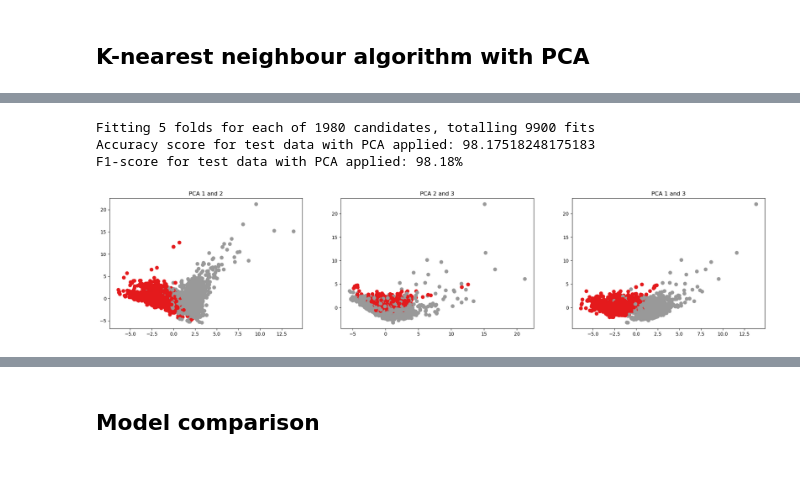
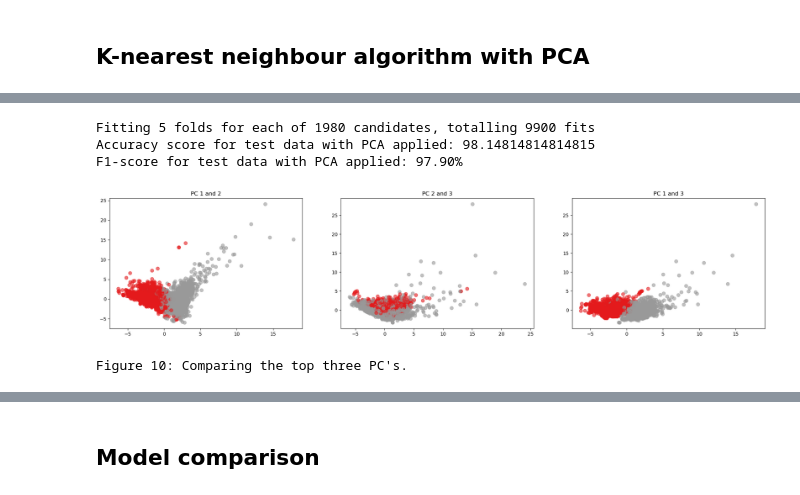
Before and after one commit to Fryke/MRIclassifier, a Jupyter notebook: DSC vs KNN.ipynb, the cells around one changed output, grey strips where cells are left out. Drawn from its saved outputs; the diff is of its cells as text; code cells hidden in the pictures.

```diff
--- a/DSC vs KNN.ipynb
+++ b/DSC vs KNN.ipynb
@@ -466,36 +479,37 @@ Variance score: 0.9999284865118994
 # %%
-from sklearn.decomposition import PCA
-from sklearn.pipeline import make_pipeline
-from sklearn.preprocessing import StandardScaler
-
 pca = make_pipeline(StandardScaler(), PCA(n_components=3))
 
 pca.fit(X_train, y_train)
 grid_search_knn.fit(pca.transform(X_train), y_train)
 
-accuracy_test_score_knn_pca = grid_search_knn.score(pca.transform(X_test), y_test) *100
+y_test_pred_pca = grid_search_knn.predict(pca.transform(X_test))
+
+accuracy_test_score_knn_pca = accuracy_score(y_test, y_test_pred_pca) * 100
 print(f'Accuracy score for test data with PCA applied: {accuracy_test_score_knn_pca}')
 
-y_test_pred_pca = grid_search_knn.predict(pca.transform(X_test))
 f1_test_score_knn_pca_1 = f1_score(y_test, y_test_pred_pca) * 100
 print("F1-score for test data with PCA applied: {:.2f}%".format(f1_test_score_knn_pca_1) )
 
 X_embedded = pca.transform(X)
-
-f, axarr = plt.subplots(1, 3)
-f.set_figheight(5)
-f.set_figwidth(25)
-axarr[0].scatter(X_embedded[:, 0], X_embedded[:, 1], c=y, s=50, cmap="Set1")
-axarr[0].set_title("PCA 1 and 2")
-axarr[1].scatter(X_embedded[:, 1], X_embedded[:, 2], c=y, s=50, cmap="Set1")
-axarr[1].set_title("PCA 2 and 3")
-axarr[2].scatter(X_embedded[:, 0], X_embedded[:, 2], c=y, s=50, cmap="Set1")
-axarr[2].set_title("PCA 1 and 3")
-plt.show()
 # %% [output]
 Fitting 5 folds for each of 1980 candidates, totalling 9900 fits
-Accuracy score for test data with PCA applied: 98.17518248175183
-F1-score for test data with PCA applied: 98.18%
+Accuracy score for test data with PCA applied: 98.14814814814815
+F1-score for test data with PCA applied: 97.90%
-[figure, removed]
+# %%
+f, axarr = plt.subplots(1, 3)
+f.set_figheight(5)
+f.set_figwidth(25)
+axarr[0].scatter(X_embedded[:, 0], X_embedded[:, 1], c=y, s=50, cmap="Set1", alpha=0.6)
+axarr[0].set_title("PC 1 and 2")
+axarr[1].scatter(X_embedded[:, 1], X_embedded[:, 2], c=y, s=50, cmap="Set1", alpha=0.6)
+axarr[1].set_title("PC 2 and 3")
+axarr[2].scatter(X_embedded[:, 0], X_embedded[:, 2], c=y, s=50, cmap="Set1", alpha=0.6)
+axarr[2].set_title("PC 1 and 3")
+plt.show()
+print(f"Figure {figure_counter}: Comparing the top three PC's.")
+figure_counter+=1
+# %% [output]
+[figure, added]
+Figure 10: Comparing the top three PC's.
 # %%
 # 3d scatterplot
```
Also changed, not shown: parts of 20 cells of this notebook, 1 other file.
